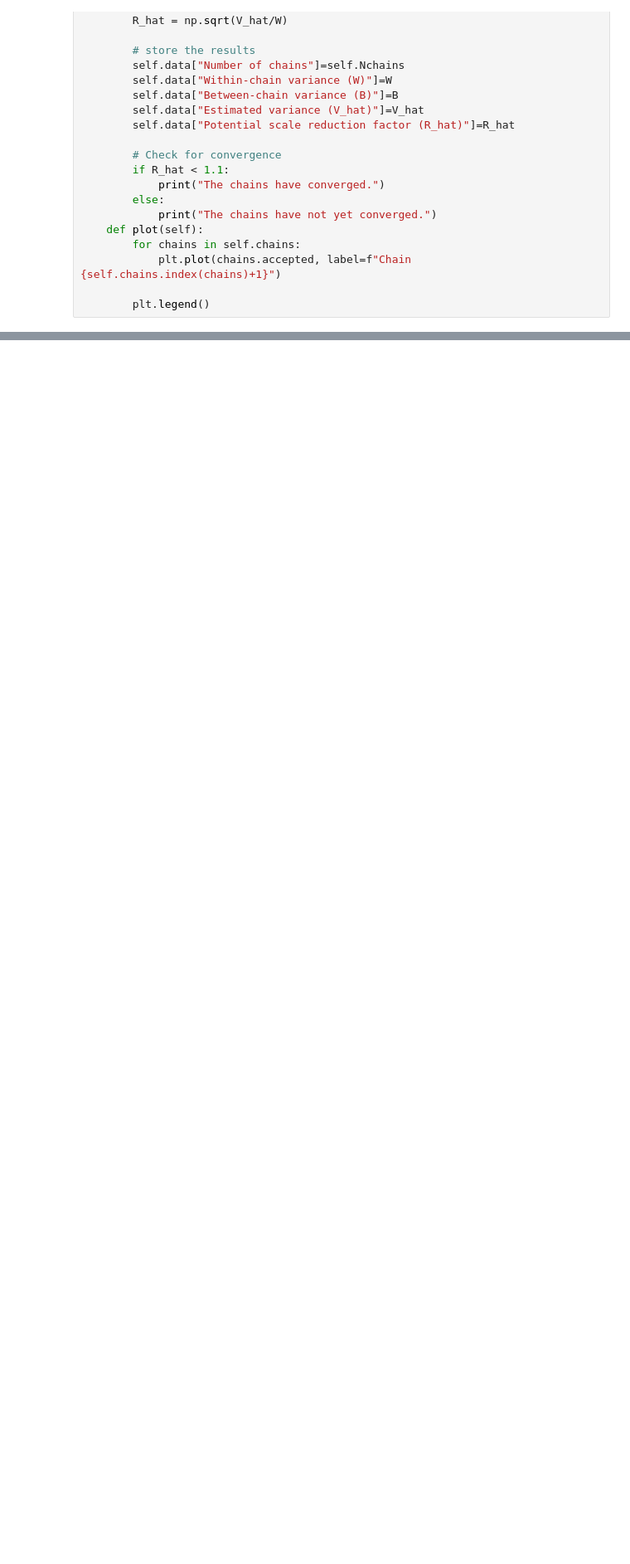
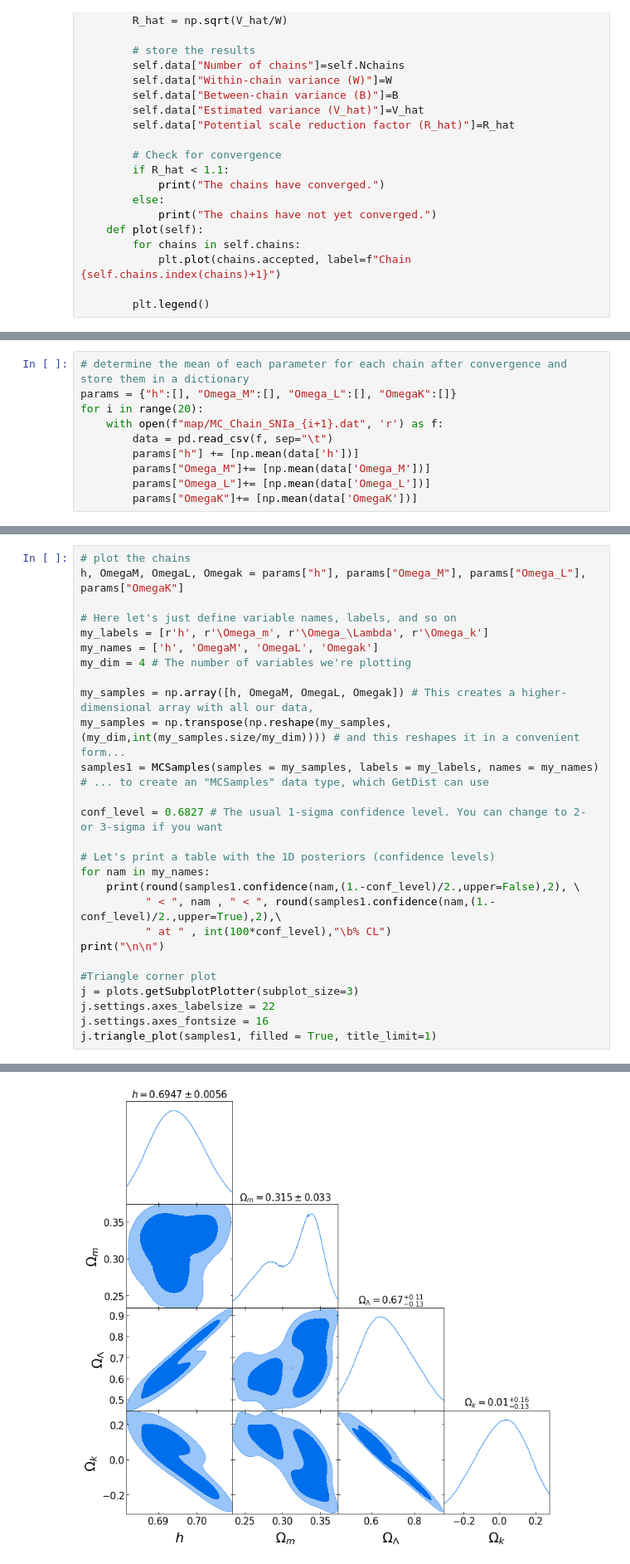
Before and after one commit to Snrts/PRA3024_BigDataInPhysics_SanneAarts, a Jupyter notebook: PRA3024_2223_COSMOLOGY_cython.ipynb, the cells around one changed output, grey strips where cells are left out. Shown: that part at 83% size. Saved outputs shown, nothing was run; the diff lists cells and outputs as text; blank space fills up the shorter version.

```diff
--- a/PRA3024_2223_COSMOLOGY_cython.ipynb
+++ b/PRA3024_2223_COSMOLOGY_cython.ipynb
@@ -801,0 +736,10 @@ convergence_test.plot()
+# %%
+# determine the mean of each parameter for each chain after convergence and store them in a dictionary
+params = {"h":[], "Omega_M":[], "Omega_L":[], "OmegaK":[]}
+for i in range(20):
+    with open(f"map/MC_Chain_SNIa_{i+1}.dat", 'r') as f:
+        data = pd.read_csv(f, sep="\t")
+        params["h"] += [np.mean(data['h'])]
+        params["Omega_M"]+= [np.mean(data['Omega_M'])]
+        params["Omega_L"]+= [np.mean(data['Omega_L'])]
+        params["OmegaK"]+= [np.mean(data['OmegaK'])]
@@ -801,0 +756,28 @@ convergence_test.plot()
+# %%
+# plot the chains
+h, OmegaM, OmegaL, Omegak = params["h"], params["Omega_M"], params["Omega_L"], params["OmegaK"]
+
+# Here let's just define variable names, labels, and so on
+my_labels = [r'h', r'\Omega_m', r'\Omega_\Lambda', r'\Omega_k']
+my_names = ['h', 'OmegaM', 'OmegaL', 'Omegak']
+my_dim = 4 # The number of variables we're plotting
+
+my_samples = np.array([h, OmegaM, OmegaL, Omegak]) # This creates a higher-dimensional array with all our data,
+my_samples = np.transpose(np.reshape(my_samples,(my_dim,int(my_samples.size/my_dim)))) # and this reshapes it in a convenient form...
+samples1 = MCSamples(samples = my_samples, labels = my_labels, names = my_names) # ... to create an "MCSamples" data type, which GetDist can use
+
+conf_level = 0.6827 # The usual 1-sigma confidence level. You can change to 2- or 3-sigma if you want
+
+# Let's print a table with the 1D posteriors (confidence levels)
+for nam in my_names:
+    print(round(samples1.confidence(nam,(1.-conf_level)/2.,upper=False),2), \
+          " < ", nam , " < ", round(samples1.confidence(nam,(1.-conf_level)/2.,upper=True),2),\
+          " at " , int(100*conf_level),"\b% CL")
+print("\n\n")
+
+#Triangle corner plot
+j = plots.getSubplotPlotter(subplot_size=3)
+j.settings.axes_labelsize = 22
+j.settings.axes_fontsize = 16
+j.triangle_plot(samples1, filled = True, title_limit=1)
+# %% [output]
@@ -801,0 +794 @@ convergence_test.plot()
+[figure, added]
```
Also changed, not shown: parts of 13 cells of this notebook, 25 other files.
